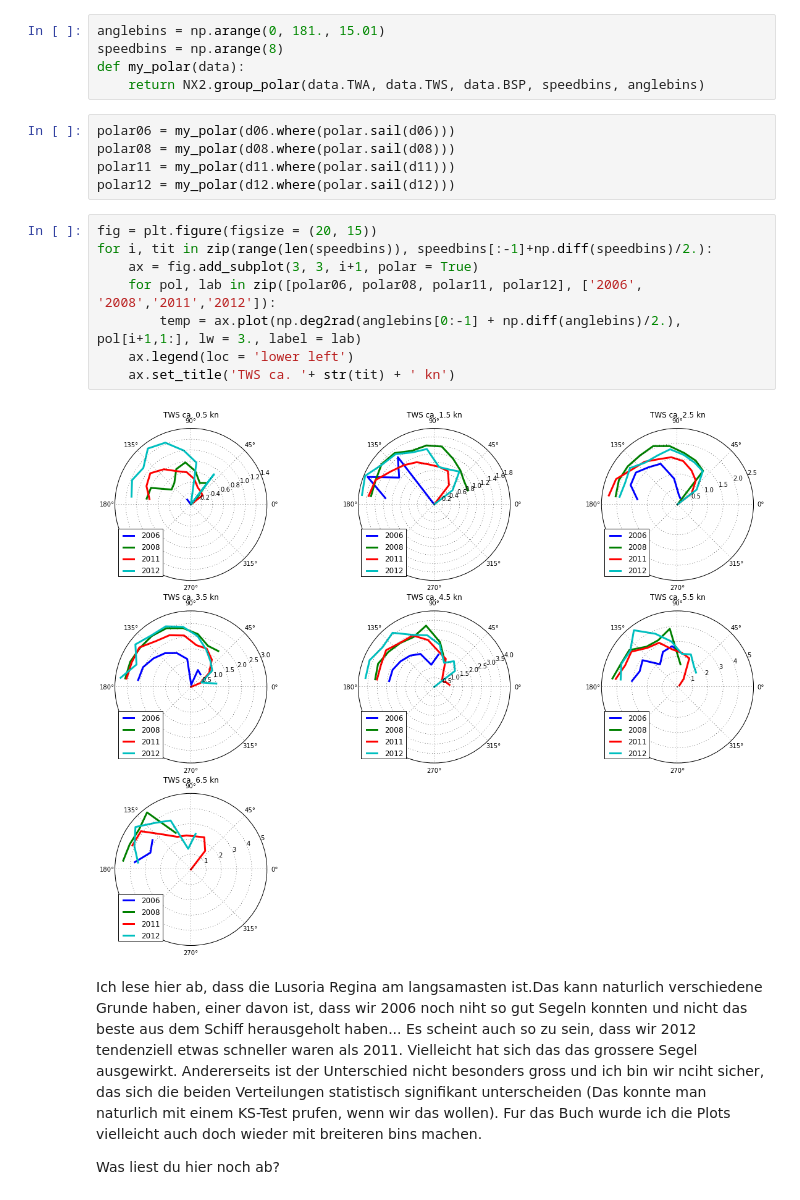
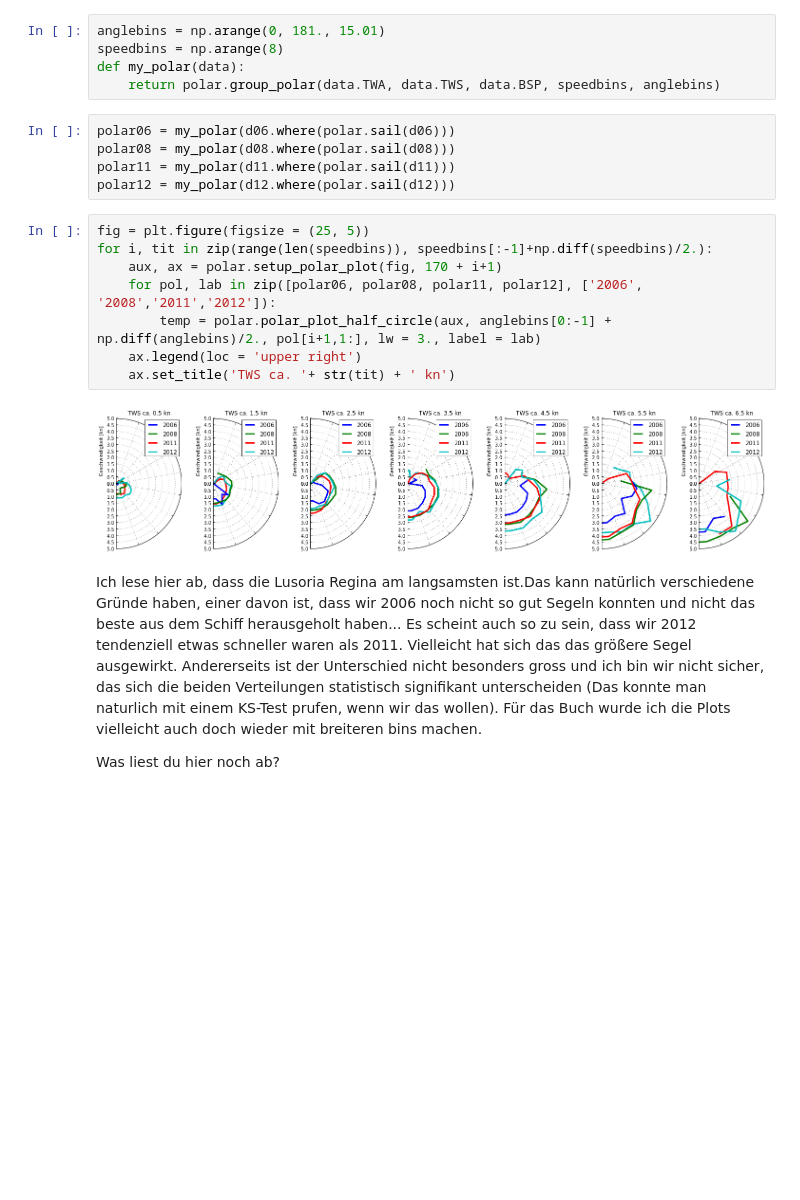
Before and after one commit to Roemerschiff/NX2, a Jupyter notebook: Polarplots.ipynb, the cells around one changed output. Drawn from its saved outputs; the diff is of its cells as text; blank space fills up the shorter version.

Commit message:
Change notebook to new polar plot layout.

```diff
--- a/Polarplots.ipynb
+++ b/Polarplots.ipynb
@@ -245,25 +244,25 @@ Zu besseren Vergleichbarkeit werden nun die die Polardigramme aller Messajahre f
 anglebins = np.arange(0, 181., 15.01)
 speedbins = np.arange(8)
 def my_polar(data):
-    return NX2.group_polar(data.TWA, data.TWS, data.BSP, speedbins, anglebins)
+    return polar.group_polar(data.TWA, data.TWS, data.BSP, speedbins, anglebins)
 # %%
 polar06 = my_polar(d06.where(polar.sail(d06)))
 polar08 = my_polar(d08.where(polar.sail(d08)))
 polar11 = my_polar(d11.where(polar.sail(d11)))
 polar12 = my_polar(d12.where(polar.sail(d12)))
 # %%
-fig = plt.figure(figsize = (20, 15))
+fig = plt.figure(figsize = (25, 5))
 for i, tit in zip(range(len(speedbins)), speedbins[:-1]+np.diff(speedbins)/2.):
-    ax = fig.add_subplot(3, 3, i+1, polar = True)
+    aux, ax = polar.setup_polar_plot(fig, 170 + i+1)
     for pol, lab in zip([polar06, polar08, polar11, polar12], ['2006', '2008','2011','2012']):
-        temp = ax.plot(np.deg2rad(anglebins[0:-1] + np.diff(anglebins)/2.), pol[i+1,1:], lw = 3., label = lab)
-    ax.legend(loc = 'lower left')
+        temp = polar.polar_plot_half_circle(aux, anglebins[0:-1] + np.diff(anglebins)/2., pol[i+1,1:], lw = 3., label = lab)
+    ax.legend(loc = 'upper right')
     ax.set_title('TWS ca. '+ str(tit) + ' kn')
 # %% [output]
-[figure, old version]
+[figure, new version]
 # %% [markdown]
-Ich lese hier ab, dass die Lusoria Regina am langsamasten ist.Das kann naturlich verschiedene Grunde haben, einer davon ist, dass wir 2006 noch niht so gut Segeln konnten und nicht das beste aus dem Schiff herausgeholt haben...
-Es scheint auch so zu sein, dass wir 2012 tendenziell etwas schneller waren als 2011. Vielleicht hat sich das das grossere Segel ausgewirkt. Andererseits ist der Unterschied nicht besonders gross und ich bin wir nciht sicher, das sich die beiden Verteilungen statistisch signifikant unterscheiden (Das konnte man naturlich mit einem KS-Test prufen, wenn wir das wollen). Fur das Buch wurde ich die Plots vielleicht auch doch wieder mit breiteren bins machen.
+Ich lese hier ab, dass die Lusoria Regina am langsamsten ist.Das kann natürlich verschiedene Gründe haben, einer davon ist, dass wir 2006 noch nicht so gut Segeln konnten und nicht das beste aus dem Schiff herausgeholt haben...
+Es scheint auch so zu sein, dass wir 2012 tendenziell etwas schneller waren als 2011. Vielleicht hat sich das das größere Segel ausgewirkt. Andererseits ist der Unterschied nicht besonders gross und ich bin wir nicht sicher, das sich die beiden Verteilungen statistisch signifikant unterscheiden (Das konnte man naturlich mit einem KS-Test prufen, wenn wir das wollen). Für das Buch wurde ich die Plots vielleicht auch doch wieder mit breiteren bins machen.
 
 Was liest du hier noch ab?
 # %% [markdown]
```
Also changed, not shown: parts of 12 cells of this notebook.
